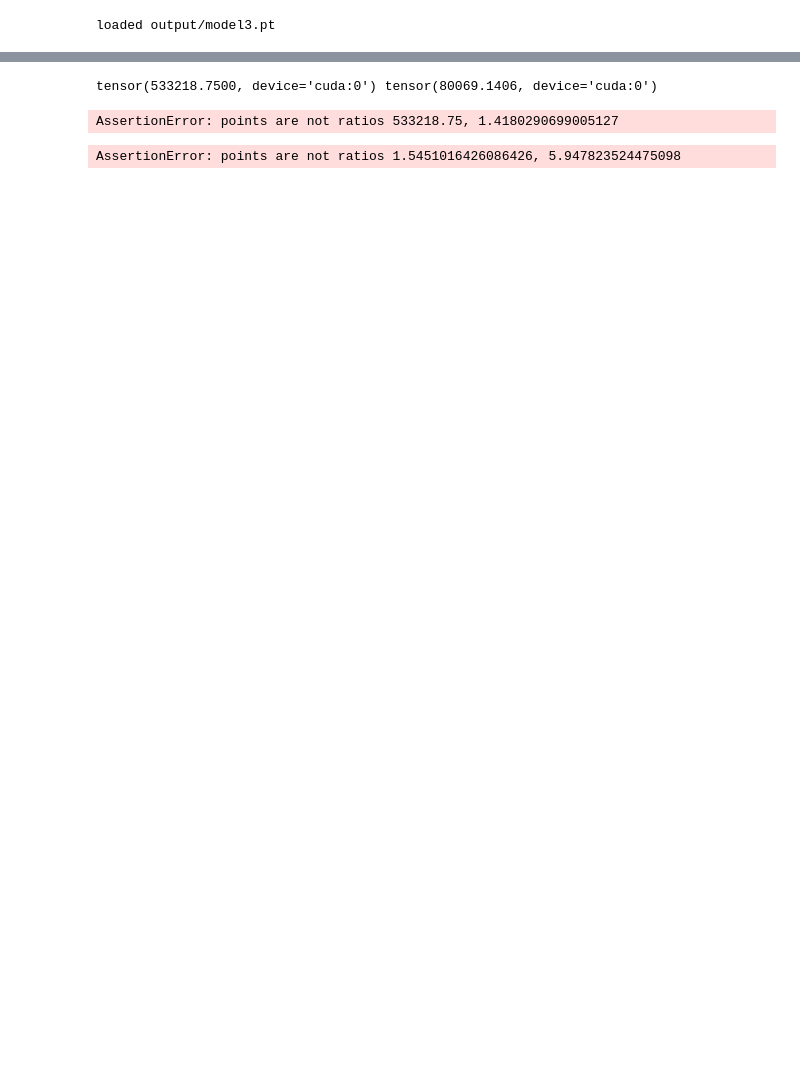
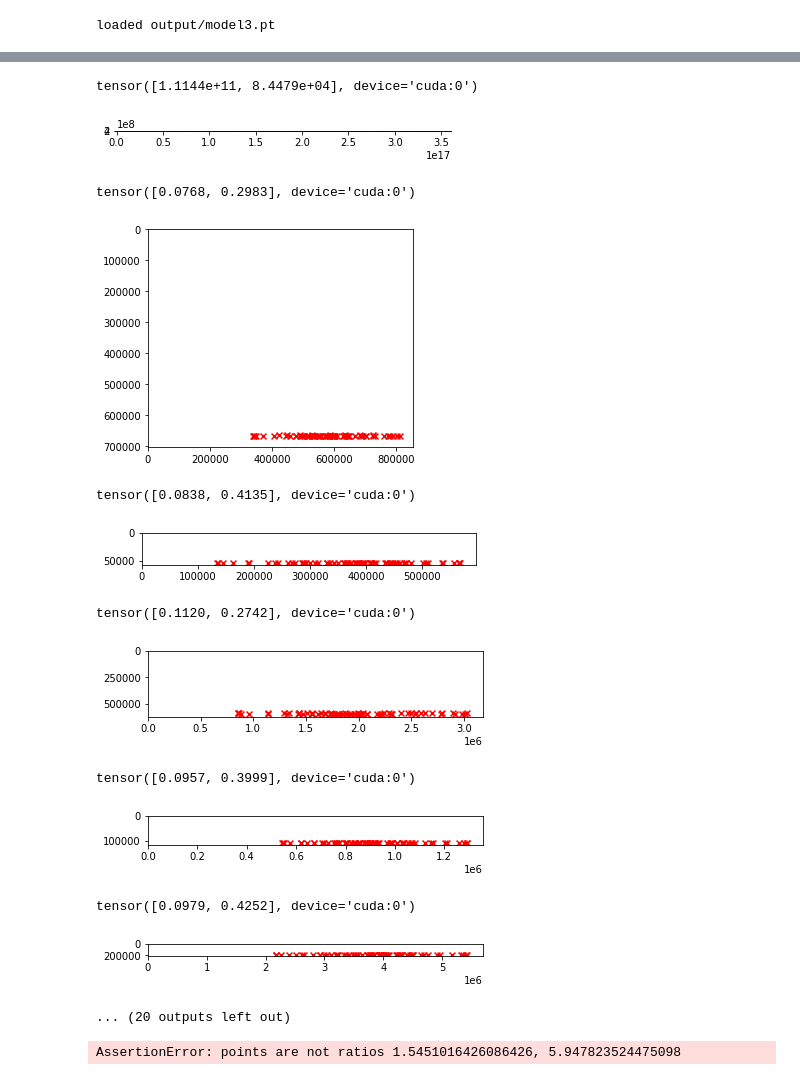
Before and after one commit to aprilsin/cs194-proj4, a Jupyter notebook: proj4_ec.ipynb, the cells around one changed output, grey strips where cells are left out. Drawn from its saved outputs; the diff is of its cells as text; code cells hidden in the pictures; blank space fills up the shorter version.

```diff
--- a/proj4_ec.ipynb
+++ b/proj4_ec.ipynb
@@ -51,6 +27,3 @@ print(f"loaded {model3_path}")
 loaded output/model3.pt
 # %%
 april_imgs, april_preds = test(april_loader, model3)
-# %%
-for i, p in zip(april_imgs, april_preds):
-    show_keypoints(image=i, truth_points=None, pred_points=p)
@@ -91,14 +53,27 @@ tensor([[8.0069e+04, 9.4703e-01],
 # %%
 for i in range(len(april_dataset)):
     im = april_dataset.get_original_img(i)
     h, w, _ = im.shape
-    r = mt.to_ratios(april_preds[i], h, w)
-    mt.assert_points(r)
+    print(april_preds[i][0])
+#     r = mt.to_ratios(april_preds[i], h, w)
+#     print(r[i])
+    r = april_preds[i]
     p = april_dataset.get_original_pts(i, r)
-    show_keypoints(image=im, truth_points=None, pred_points=p)
+    show_keypoints(image=im, truth_points=None, pred_points=p, ratio=False)
 # %% [output]
-tensor(533218.7500, device='cuda:0') tensor(80069.1406, device='cuda:0')
+tensor([1.1144e+11, 8.4479e+04], device='cuda:0')
+[figure, added]
-AssertionError: points are not ratios 533218.75, 1.4180290699005127
+tensor([0.0768, 0.2983], device='cuda:0')
+[figure, added]
+tensor([0.0838, 0.4135], device='cuda:0')
+[figure, added]
+tensor([0.1120, 0.2742], device='cuda:0')
+[figure, added]
+tensor([0.0957, 0.3999], device='cuda:0')
+[figure, added]
+tensor([0.0979, 0.4252], device='cuda:0')
+[figure, added]
+... (20 outputs left out)
 # %%
 import data, my_types
 import my_types as mt
```
Also changed, not shown: parts of 5 cells of this notebook, 3 other files.
